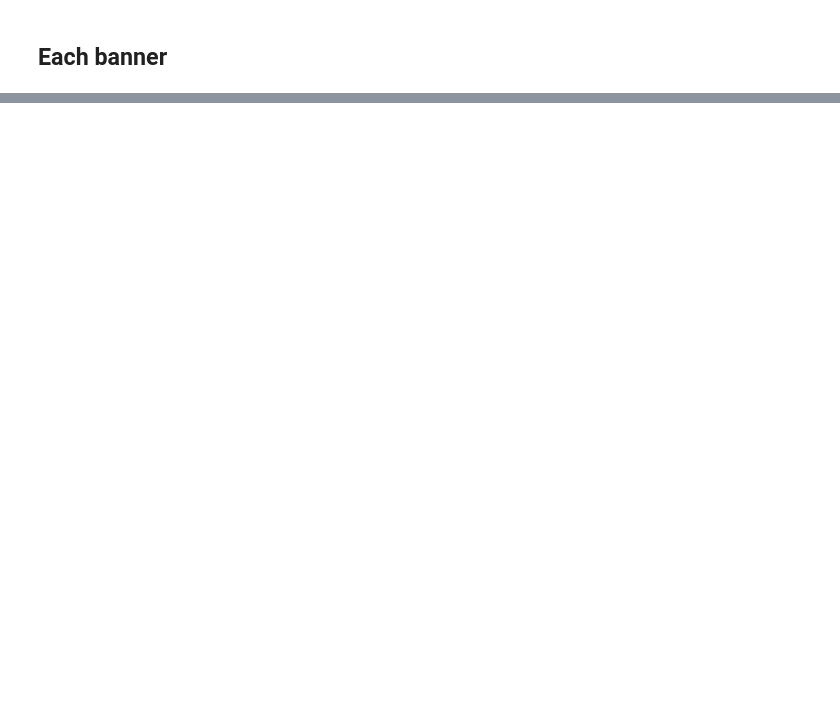
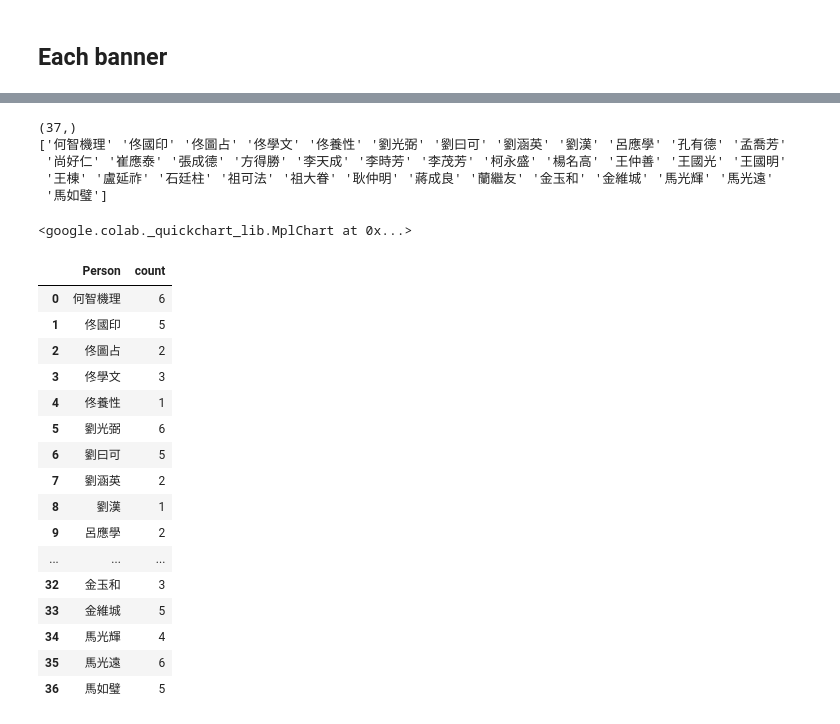
Before and after one commit to tinafanfan/My-Python, a Jupyter notebook: EDA.ipynb, the cells around one changed output, grey strips where cells are left out. Drawn from its saved outputs; the diff is of its cells as text; code cells hidden in the pictures; blank space fills up the shorter version.

```diff
--- a/EDA.ipynb
+++ b/EDA.ipynb
@@ -333,0 +281,9 @@ for one_banner in all_banners:
+# %%
+df = df_sort[df_sort['year']<1644] # 挑出 1643年末之前
+df = df.groupby('Person')['seniority'].max()
+df = df.reset_index().sort_values(by='seniority')
+print(df[df['seniority']>1].shape[0])
+print(df.shape[0])
+print(df[df['seniority']>1].shape[0]/df.shape[0])
+print(df.iloc[0:10,])
+df_exp_before_1643 = df
@@ -333,0 +322,6 @@ for one_banner in all_banners:
+# %%
+df = df_sort
+df = df[df['year']<1662]
+df = df[df['year']>1643]
+print(df['Person'].nunique())
+df_1644_1661 = df
@@ -333,0 +332,9 @@ for one_banner in all_banners:
+# %%
+person_1643 = df_exp_before_1643['Person'].unique()
+person_1644_1661 = df_1644_1661['Person'].unique()
+
+print(df_exp_before_1643['Person'].nunique()) # 1643 年前有作戰經驗的人數
+print(df_1644_1661['Person'].nunique()) # 1643 年前有作戰經驗的人數
+
+common_names = pd.Series(np.intersect1d(person_1643, person_1644_1661))
+common_names.nunique() # 交集人數
@@ -333,0 +370,44 @@ for one_banner in all_banners:
+# %%
+# 1643年末前有打仗，但1644之後不繼續打的人數 (quit)
+difference_a = np.setdiff1d(person_1643, person_1644_1661)
+print(difference_a.shape)
+print(difference_a)
+# %% [output]
+(37,)
+['何智機理' '佟國印' '佟圖占' '佟學文' '佟養性' '劉光弼' '劉曰可' '劉涵英' '劉漢' '呂應學' '孔有德' '孟喬芳'
+ '尚好仁' '崔應泰' '張成德' '方得勝' '李天成' '李時芳' '李茂芳' '柯永盛' '楊名高' '王仲善' '王國光' '王國明'
+ '王棟' '盧延祚' '石廷柱' '祖可法' '祖大眷' '耿仲明' '蔣成良' '蘭繼友' '金玉和' '金維城' '馬光輝' '馬光遠'
+ '馬如璧']
+# %%
+# quit 的人在1643年末前的年資分佈
+df = df_sort[df_sort['Person'].isin(difference_a)]
+df = df.groupby('Person')['seniority'].max()
+df = df.reset_index().sort_values(by='seniority')
+chart = histogram(df, *['seniority'], **{})
+chart
+# %% [output]
+<google.colab._quickchart_lib.MplChart at 0x...>
+# %%
+# quit 的人 1643年前的作戰次數 (其實就跟年資分佈一樣)
+df = df_sort[df_sort['Person'].isin(difference_a)]
+df = df.groupby('Person').size().to_frame('count')
+df = df.reset_index()
+df
+# %% [output]
+|  | Person | count |
+| 0 | 何智機理 | 6 |
+| 1 | 佟國印 | 5 |
+| 2 | 佟圖占 | 2 |
+| 3 | 佟學文 | 3 |
+| 4 | 佟養性 | 1 |
+| 5 | 劉光弼 | 6 |
+| 6 | 劉曰可 | 5 |
+| 7 | 劉涵英 | 2 |
+| 8 | 劉漢 | 1 |
+| 9 | 呂應學 | 2 |
+| ... | ... | ... |
+| 32 | 金玉和 | 3 |
+| 33 | 金維城 | 5 |
+| 34 | 馬光輝 | 4 |
+| 35 | 馬光遠 | 6 |
+| 36 | 馬如璧 | 5 |
```
Also changed, not shown: parts of 17 cells of this notebook.
